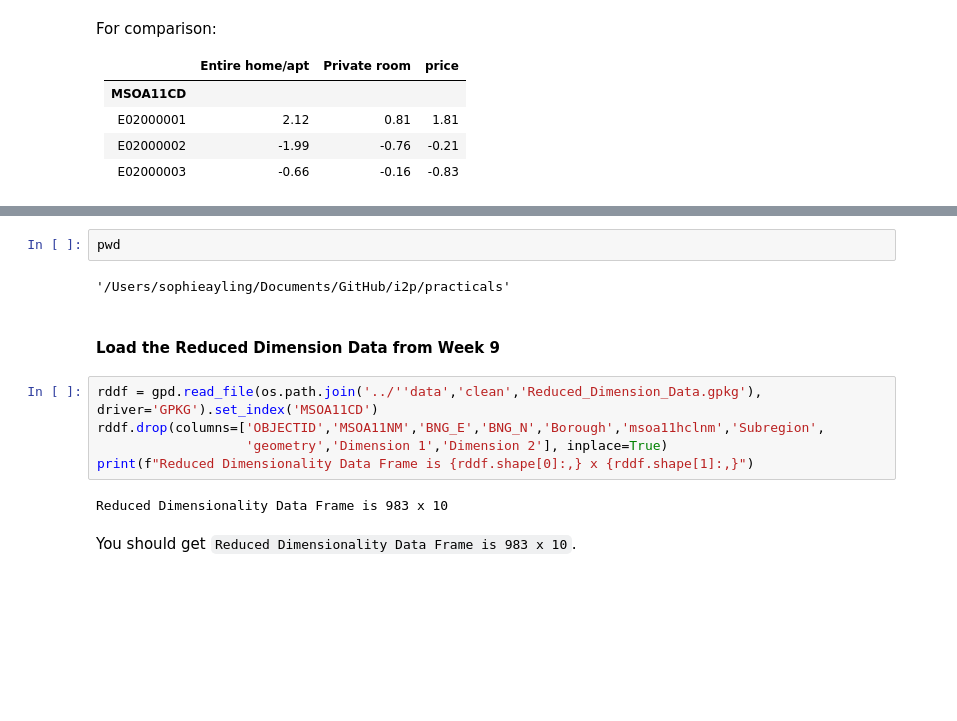
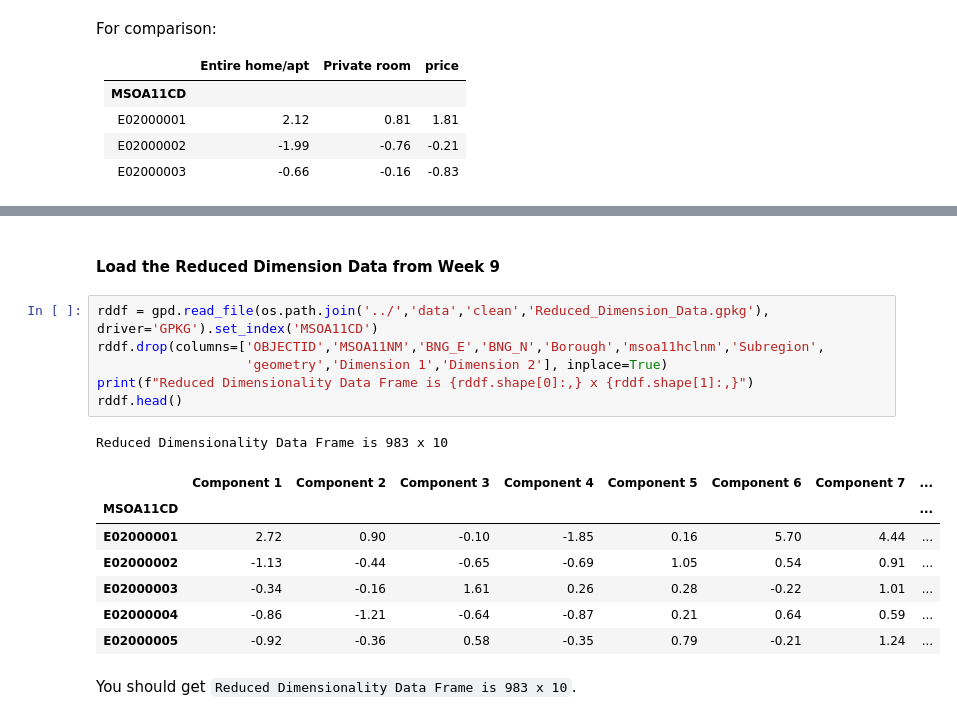
Before and after one commit to spet2094/i2p, a Jupyter notebook: practicals/Practical-10-Grouping_Data_sa.ipynb, the cells around one changed output, grey strips where cells are left out. Drawn from its saved outputs; the diff is of its cells as text; blank space fills up the shorter version.

```diff
--- a/practicals/Practical-10-Grouping_Data_sa.ipynb
+++ b/practicals/Practical-10-Grouping_Data_sa.ipynb
@@ -303,16 +300,20 @@ sns.pairplot(mlg, markers=".", height=3, diag_kind='kde');
-# %%
-pwd
-# %% [output]
-'/Users/sophieayling/Documents/GitHub/i2p/practicals'
 # %% [markdown]
 #### Load the Reduced Dimension Data from Week 9
 # %%
-rddf = gpd.read_file(os.path.join('../''data','clean','Reduced_Dimension_Data.gpkg'), driver='GPKG').set_index('MSOA11CD')
+rddf = gpd.read_file(os.path.join('../','data','clean','Reduced_Dimension_Data.gpkg'), driver='GPKG').set_index('MSOA11CD')
 rddf.drop(columns=['OBJECTID','MSOA11NM','BNG_E','BNG_N','Borough','msoa11hclnm','Subregion',
                    'geometry','Dimension 1','Dimension 2'], inplace=True)
 print(f"Reduced Dimensionality Data Frame is {rddf.shape[0]:,} x {rddf.shape[1]:,}")
+rddf.head()
 # %% [output]
 Reduced Dimensionality Data Frame is 983 x 10
+|  | Component 1 | Component 2 | Component 3 | Component 4 | Component 5 | Component 6 | Component 7 | ... |
+| MSOA11CD |  |  |  |  |  |  |  | ... |
+| E02000001 | 2.72 | 0.90 | -0.10 | -1.85 | 0.16 | 5.70 | 4.44 | ... |
+| E02000002 | -1.13 | -0.44 | -0.65 | -0.69 | 1.05 | 0.54 | 0.91 | ... |
+| E02000003 | -0.34 | -0.16 | 1.61 | 0.26 | 0.28 | -0.22 | 1.01 | ... |
+| E02000004 | -0.86 | -1.21 | -0.64 | -0.87 | 0.21 | 0.64 | 0.59 | ... |
+| E02000005 | -0.92 | -0.36 | 0.58 | -0.35 | 0.79 | -0.21 | 1.24 | ... |
 # %% [markdown]
 You should get `Reduced Dimensionality Data Frame is 983 x 10`.
 # %% [markdown]
```
Also changed, not shown: parts of 87 cells of this notebook.
